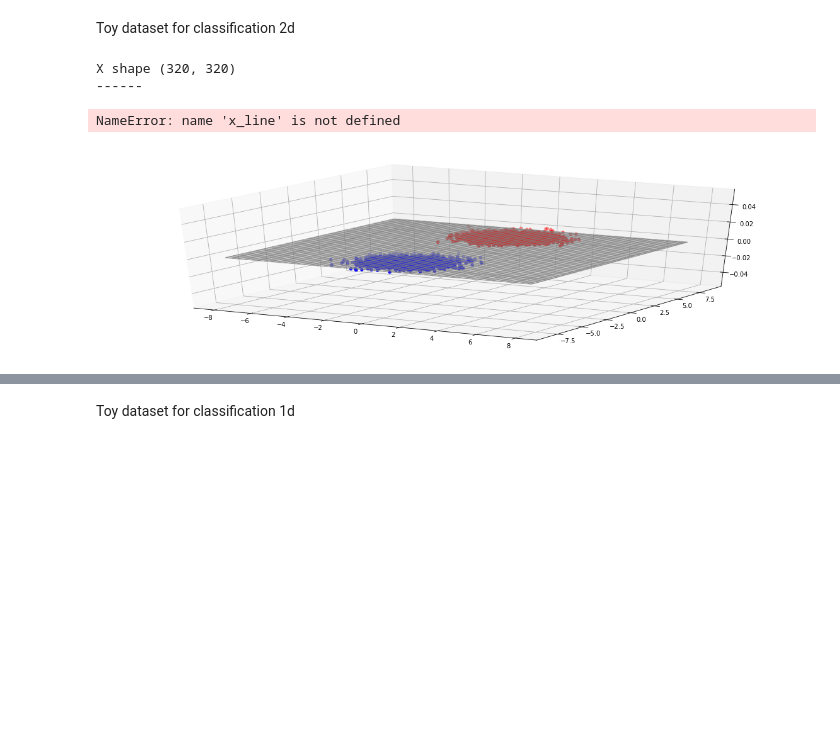
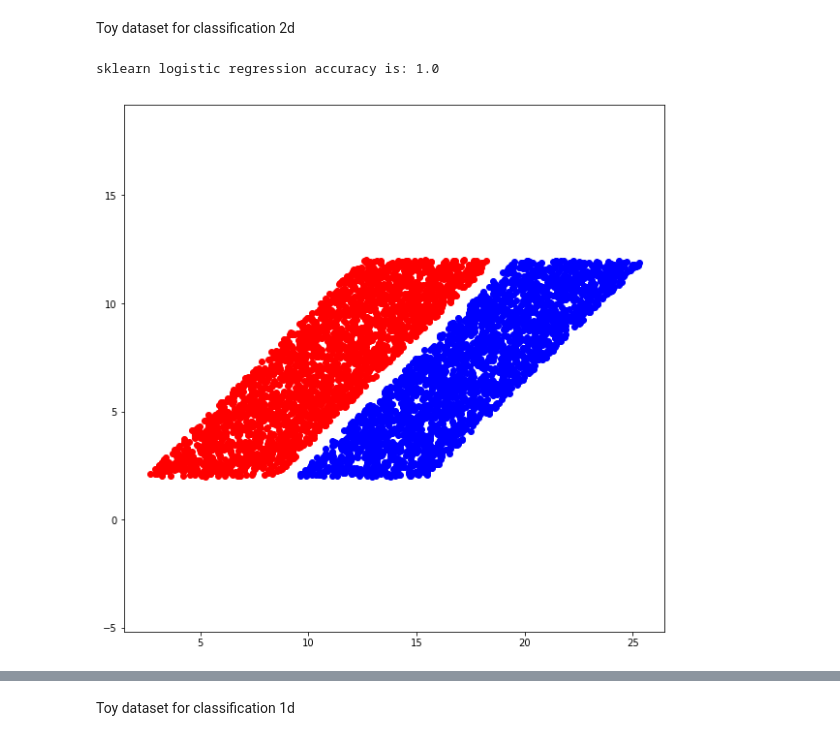
Before and after one commit to Emerson-Wenzel/BDL_final_project, a Jupyter notebook: Baysian_Logistic_regression_daniel.ipynb, the cells around one changed output, grey strips where cells are left out. Cells and saved outputs as stored; diff of their text form; code cells hidden in the pictures; blank space fills up the shorter version.

```diff
--- a/Baysian_Logistic_regression_daniel.ipynb
+++ b/Baysian_Logistic_regression_daniel.ipynb
@@ -114,6 +123,10 @@ y_train[int(dataset_size/2):] = 1
 perm = np.random.permutation(dataset_size)
 X_train = X_train[perm]
 y_train = y_train[perm]
+# %%
+A = np.array([[1, 1],
+              [1, 0]])
+X_train = X_train @ A
 # %%
 def plane(x1, x2, w1, b):
     return w1[0] * x1 + w1[1] * x2 + b
@@ -127,46 +140,53 @@ b = 0
 x = y = np.arange(-8.0, 8.0, 0.05)
 X, Y = np.meshgrid(x, y)
 zs = plane(X, Y, w1, b)
-print("X shape", zs.shape)
+# print("X shape", zs.shape)
 
 # Z = zs.reshape(X.shape)
 
 # ax.plot_surface(X, Y, Z)
 
 # x_line = np.random.uniform(-8, 8, (100, 2))
 #  =
 # print(w1.T.shape)
 # y = w1.T @ x + b
 # y = y.flatten()
 # plt.plot(x1, x2)
 # plt.scatter(X_train[y_train == 0,0], X_train[y_train == 0,1], c='red', alpha=0.2)
 # plt.scatter(X_train[y_train == 1,0], X_train[y_train == 1,1], c='blue', alpha=0.2)
 # plt.ylim((-10, 10))
 
 
-fig = plt.figure(figsize=(20,20))
-ax = fig.add_subplot(311, projection='3d')
-ax.plot_wireframe(X, Y, zs, color='grey', alpha = 0.7)
+fig = plt.figure(figsize=(10,10))
+# ax = fig.add_subplot(311, projection='3d')
+ax = fig.add_subplot(111)
+
+# ax.plot_wireframe(X, Y, zs, color='grey', alpha = 0.7)
 ax.scatter(X_train[y_train == 0,0], X_train[y_train == 0,1], c='blue')
 ax.scatter(X_train[y_train == 1,0], X_train[y_train == 1,1], c='red')
+ax.axis('equal')
+# ax.set_ylim(-6, 6)
 fig.show()
-print("------")
-print(x_line[:,0].shape)
-print(x_line[:,1].shape)
-print(y.shape)
-print("------")
+# print("------")
+# print(x_line[:,0].shape)
+# print(x_line[:,1].shape)
+# print(y.shape)
+# print("------")
 
 
 # ax.scatter(X1_train_grd, X2_train_grd, alpha=0.5)
 
 # ax.plot()
 # ax.set_xlabel('X_train[:,0]')
 # ax.set_ylabel('X_train[:,1]')
 # ax.set_zlabel('output[:,1] (Standard Deviation)')
-fig.show()
+# fig.show()
 # plt.show()
+
+from sklearn.linear_model import LogisticRegression
+lr = LogisticRegression()
+lr.fit(X_train, y_train)
+print('sklearn logistic regression accuracy is:', lr.score(X_train, y_train))
 # %% [output]
-X shape (320, 320)
-------
+sklearn logistic regression accuracy is: 1.0
-NameError: name 'x_line' is not defined
-[figure, old version]
+[figure, new version]
```
Also changed, not shown: parts of 12 cells of this notebook, 2 other files.
